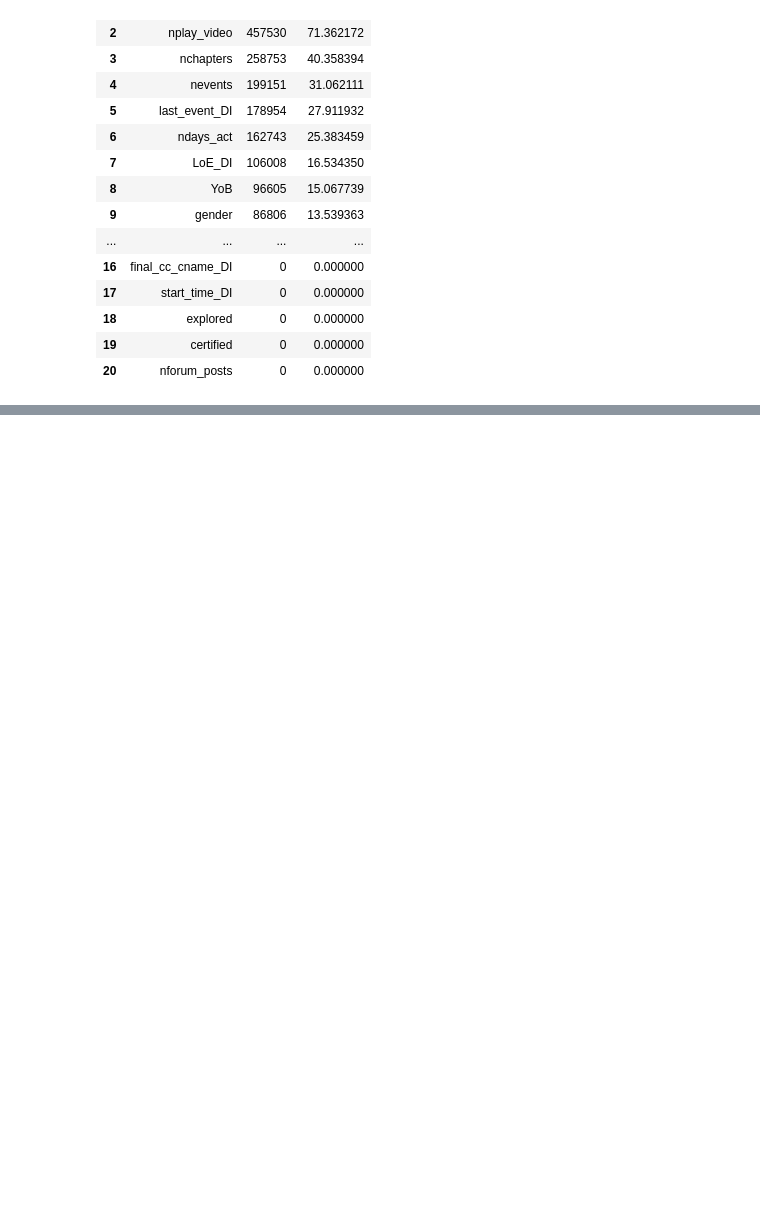
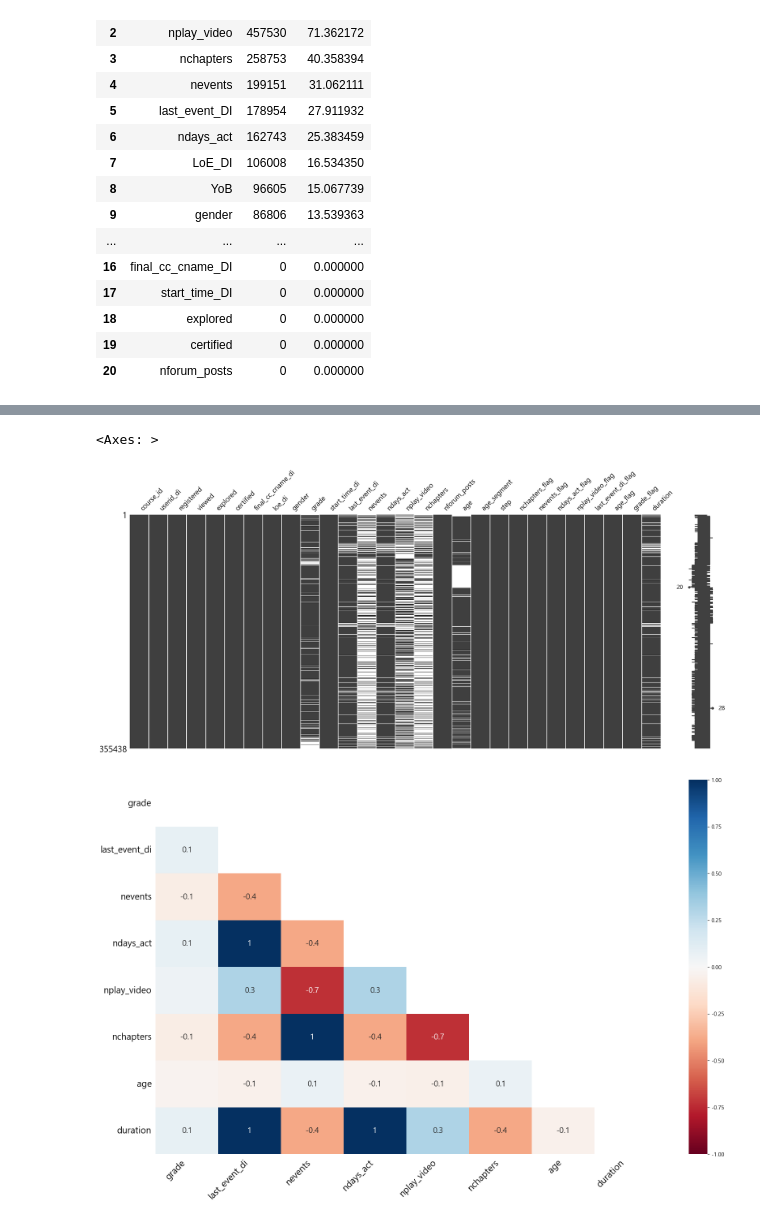
Before and after one commit to Heesang01/HOHO_Project, a Jupyter notebook: 전처리통합.ipynb, the cells around one changed output, grey strips where cells are left out. Cells and saved outputs as stored; diff of their text form; code cells hidden in the pictures; blank space fills up the shorter version.

```diff
--- a/전처리통합.ipynb
+++ b/전처리통합.ipynb
@@ -62,7 +76,7 @@ pre['grade'] = pd.to_numeric(pre['grade'], errors='coerce')
 # 파생컬럼 생성
 
 # 학생들의 나이(age) & (age_segment)
-pre['age'] = pre['start_time_DI'].dt.year - pre['YoB']
+pre['age'] = pre['start_time_di'].dt.year - pre['yob']
 
 conditions = [
     pre['age'] >= 60,
@@ -99,7 +113,7 @@ missing_col = [
     'nevents',
     'ndays_act',
     'nplay_video',
-    'last_event_DI',
+    'last_event_di',
     'age',
     'grade']
 
@@ -108,7 +122,7 @@ for col in missing_col:
 
 
 # 학습 기간 (duration) 컬럼 생성
-pre['duration'] = (pre['last_event_DI'] - pre['start_time_DI']).dt.days.astype(int, errors='ignore')
+pre['duration'] = (pre['last_event_di'] - pre['start_time_di']).dt.days.astype(int, errors='ignore')
 # %%
 # 결측치 대체
 
@@ -116,16 +130,19 @@ pre['duration'] = (pre['last_event_DI'] - pre['start_time_DI']).dt.days.astype(i
 pre['gender'] = pre['gender'].fillna('unknown')
 
 # 학력 결측치(LoE_DI) : unknown 대체
-pre['LoE_DI'] = pre['LoE_DI'].fillna('unknown')
+pre['loe_di'] = pre['loe_di'].fillna('unknown')
 
 # 탐색한 챕터 수 결측치(nchapters) : registered 단계일 때 0으로 대체
-pre['nchapters'] = pre[pre['step']=='Registered']['nchapters'].fillna(0)
+pre.loc[
+    (pre['step']=='Registered') & (pre['nchapters'].isna()),
+    'nchapters'
+] = 0
 
 # 총 이벤트 발생 수 결측치(nevent) : registered 단계일 때 0으로 대체
 pre['nevents'] = pre[pre['step']=='Registered']['nevents'].fillna(0)
 
-# 활성 일수 결측치(ndays_act) : 0으로 대체
-pre['ndays_act'] = pre['ndays_act'].fillna(0)
+# # 활성 일수 결측치(ndays_act) : 0으로 대체
+# pre['ndays_act'] = pre['ndays_act'].fillna(0)
 
 # 영상재생횟수(nplay_video) 결측치 : 논의중
 
@@ -153,10 +170,6 @@ pre = pre[~duration_mask]
 age_mask = pre['age'] < 13
 pre = pre[~age_mask]
 
-# nchapters가 0인 viewed, explored, certified 행 제거
-nchapter_mask = (pre['step'].isin(['Certified', 'Viewed', 'Explored'])) & (pre['nchapters']==0)
-pre = pre[~nchapter_mask]
-
 # 상시 개방된 강의 제거
 course_mask = (pre['course_id'] =='HarvardX/CS50x/2012') | (pre['course_id'] =='HarvardX/ER22x/2013_Spring') | (pre['course_id'] =='HarvardX/CB22x/2013_Spring')
 pre = pre[~course_mask]
@@ -164,7 +177,7 @@ pre = pre[~course_mask]
 # incomplete_flag == 1 제외
 pre = pre[pre['incomplete_flag'].isna()]
 
-print('행 제거 작업 시작 후:')
+print('행 제거 작업 후:')
 print(pre.shape)
 # %% [output]
 행 제거 작업 시작 전:
@@ -174,6 +334,14 @@ print(pre.shape)
 # %%
 # 2차 컬럼 drop
-pre = pre.drop(columns=['YoB', 'incomplete_flag'])
+pre = pre.drop(columns=['yob', 'incomplete_flag'])
+# %%
+import missingno as msno
+msno.matrix(pre)
+msno.heatmap(pre)
+# %% [output]
+<Axes: >
+[figure, added]
+[figure, added]
 # %%
 pre.isna().sum()
 # %% [output]
```
Also changed, not shown: parts of 21 cells of this notebook.
